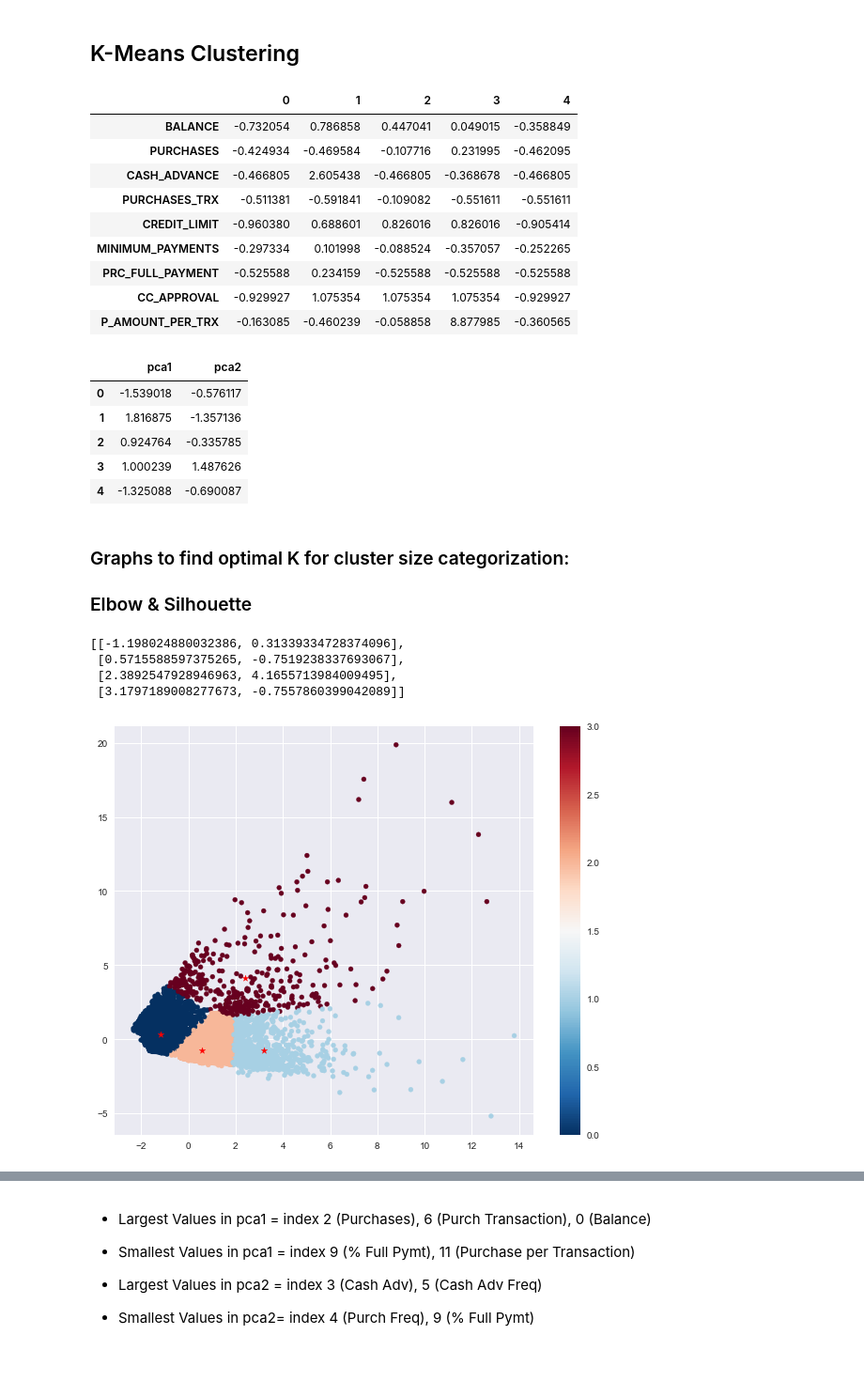
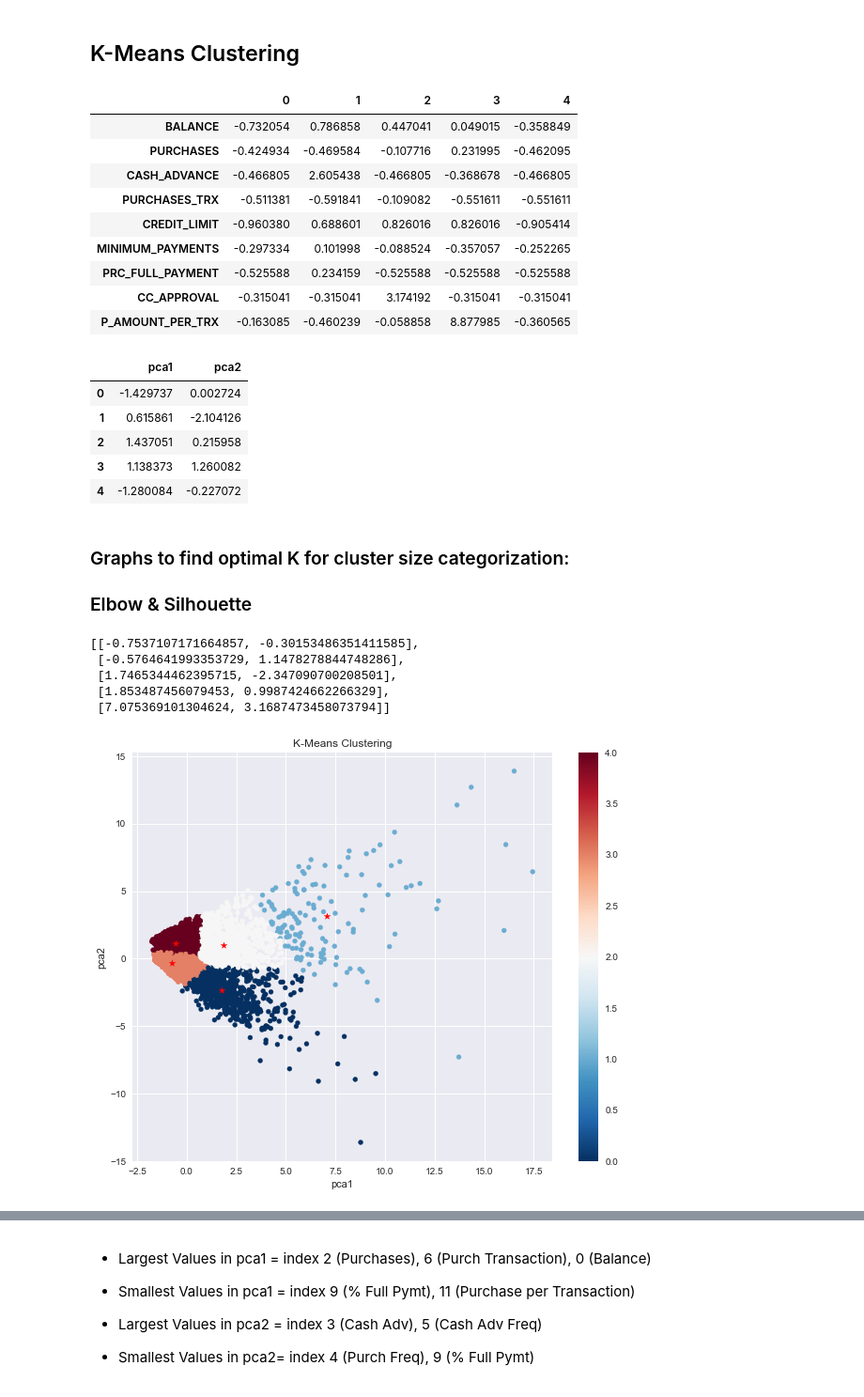
Before and after one commit to Laura-ShummonMaass/Credit_Card_Cluster, a Jupyter notebook: eda.ipynb, the cells around one changed output, grey strips where cells are left out. Shown: that part at 94% size. Cells and saved outputs as stored; diff of their text form; code cells hidden in the pictures; blank space fills up the shorter version.

```diff
--- a/eda.ipynb
+++ b/eda.ipynb
@@ -135,8 +135,9 @@ df = df.drop(['ONEOFF_PURCHASES', 'PURCHASES_INSTALLMENTS_FREQUENCY', 'CASH_ADVA
 # %%
 #Credit Card approval: 1 = approved, 0 = denied
 df['CC_APPROVAL'] = df.apply(lambda x: 1
-                                 if x['BALANCE']>=1000
-                                 and x['CREDIT_LIMIT']>=1000
+                                 if x['CREDIT_LIMIT']>=3000
+                                 and x['BALANCE']>=1000
+                                 and x['CASH_ADVANCE']<=100
                                  else 0,
                                  axis=1)
 # %%
@@ -178,7 +172,7 @@ scaled_df.head().T
 | CREDIT_LIMIT | -0.960380 | 0.688601 | 0.826016 | 0.826016 | -0.905414 |
 | MINIMUM_PAYMENTS | -0.297334 | 0.101998 | -0.088524 | -0.357057 | -0.252265 |
 | PRC_FULL_PAYMENT | -0.525588 | 0.234159 | -0.525588 | -0.525588 | -0.525588 |
-| CC_APPROVAL | -0.929927 | 1.075354 | 1.075354 | 1.075354 | -0.929927 |
+| CC_APPROVAL | -0.315041 | -0.315041 | 3.174192 | -0.315041 | -0.315041 |
 | P_AMOUNT_PER_TRX | -0.163085 | -0.460239 | -0.058858 | 8.877985 | -0.360565 |
 # %%
 pca = PCA(n_components=2)
@@ -189,11 +183,11 @@ pca_df = pd.DataFrame(data=pca_data, columns=['pca1', 'pca2'])
 pca_df.head()
 # %% [output]
 |  | pca1 | pca2 |
-| 0 | -1.539018 | -0.576117 |
-| 1 | 1.816875 | -1.357136 |
-| 2 | 0.924764 | -0.335785 |
-| 3 | 1.000239 | 1.487626 |
-| 4 | -1.325088 | -0.690087 |
+| 0 | -1.429737 | 0.002724 |
+| 1 | 0.615861 | -2.104126 |
+| 2 | 1.437051 | 0.215958 |
+| 3 | 1.138373 | 1.260082 |
+| 4 | -1.280084 | -0.227072 |
 # %% [markdown]
 ### Graphs to find optimal K for cluster size categorization:
 ### Elbow & Silhouette
@@ -228,25 +222,28 @@ pca_df.head()
 # plt.plot(range(2, 10), silhouette_plot)
 # plt.grid(True)
 # %%
-model = KMeans(n_clusters=4, random_state=10).fit(pca_df)
+model = KMeans(n_clusters=5, random_state=10).fit(pca_df)
 model_label = model.labels_
 model_centers = model.cluster_centers_
 sorted(model_centers.tolist())
 # %% [output]
-[[-1.198024880032386, 0.31339334728374096],
- [0.5715588597375265, -0.7519238337693067],
- [2.3892547928946963, 4.1655713984009495],
- [3.1797189008277673, -0.7557860399042089]]
+[[-0.7537107171664857, -0.30153486351411585],
+ [-0.5764641993353729, 1.1478278844748286],
+ [1.7465344462395715, -2.347090700208501],
+ [1.853487456079453, 0.9987424662266329],
+ [7.075369101304624, 3.1687473458073794]]
 # %%
 plt.figure(figsize=(10,8))
+
+plt.title('K-Means Clustering')
+plt.xlabel('pca1')
+plt.ylabel('pca2')
+
 scatter = plt.scatter(pca_df['pca1'], pca_df['pca2'], c=model_label, s=25, cmap='RdBu_r')
-ax.set_title('K-Means Clustering')
-ax.set_xlabel('pca1')
-ax.set_ylabel('pca2')
 plt.colorbar(scatter)
 plt.scatter(model_centers[:,0], model_centers[:,1], c='red', marker='*');
 # %% [output]
-[figure, old version]
+[figure, new version]
 # %%
 pca.components_
 # %% [output]
```
Also changed, not shown: parts of 9 cells of this notebook.
